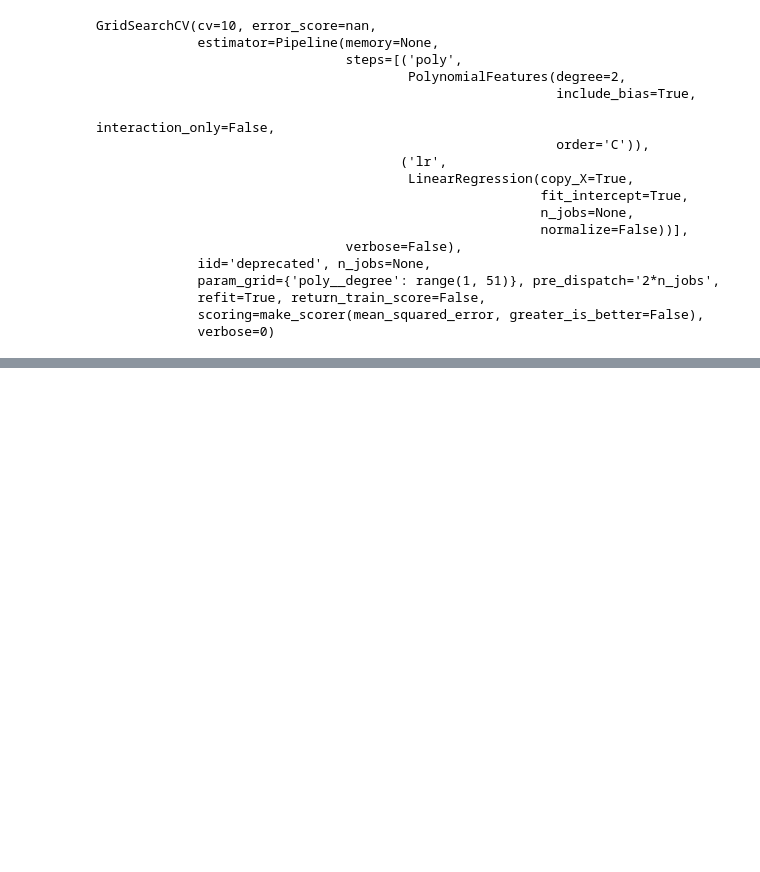
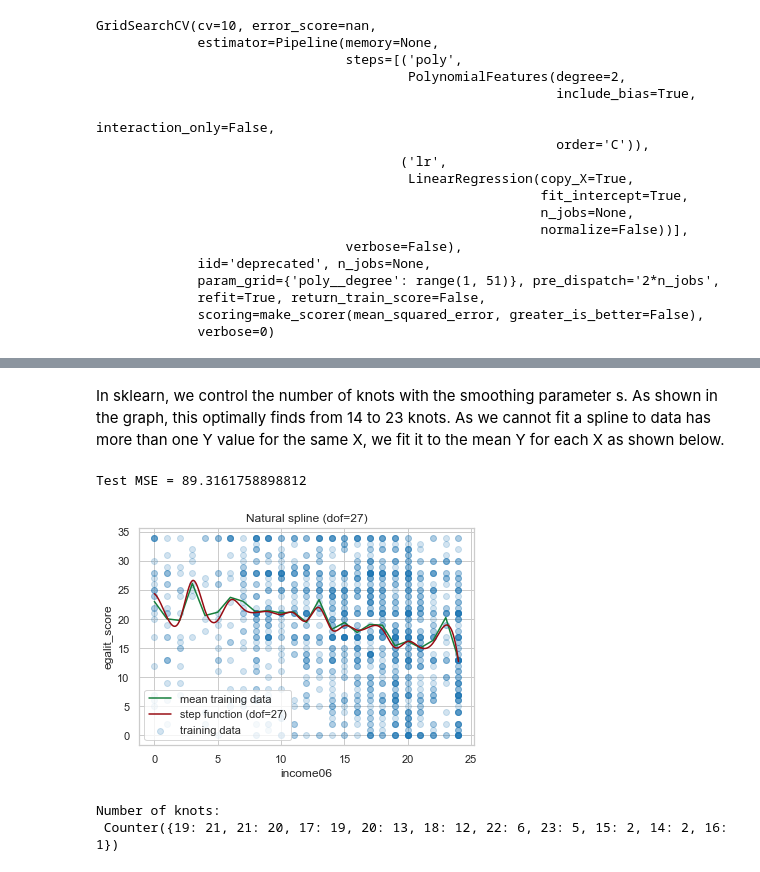
Before and after one commit to anuraag94/problem-set-4, a Jupyter notebook: HW4_Aabir_AK.ipynb, the cells around one changed output, grey strips where cells are left out. Cells and saved outputs as stored; diff of their text form; code cells hidden in the pictures; blank space fills up the shorter version.

```diff
--- a/HW4_Aabir_AK.ipynb
+++ b/HW4_Aabir_AK.ipynb
@@ -174,0 +228,23 @@ best_cuts = cv.best_params_['cut__n_bins']-1
+# %% [markdown]
+In sklearn, we control the number of knots with the smoothing parameter s. As shown in the graph, this optimally finds from 14 to 23 knots. As we cannot fit a spline to data has more than one Y value for the same X, we fit it to the mean Y for each X as shown below.
+# %%
+inc_plot = np.linspace(inc_tr.min(), inc_tr.max(), 10000).reshape(-1, 1)
+y_plot = bestimator(inc_plot)
+
+dof = 4+len(bestimator.get_knots())
+
+plt.scatter(inc_tr, y_tr, label='training data', alpha=0.2)
+plt.plot(xtr1, ytr1, label='mean training data', c=plt.cm.Greens(0.8))
+plt.plot(inc_plot, y_plot, label=f'step function (dof={dof})', c=plt.cm.Reds(0.9))
+plt.legend()
+plot_labels(f'Natural spline (dof={dof})', 'income06', 'egalit_score')
+
+print(f"Test MSE = {MSE(bestimator(inc_te), y_te)}")
+# %% [output]
+Test MSE = 89.3161758898812
+[figure, added]
+# %%
+print('Number of knots:\n', Counter([len(i.get_knots()) for i in log['model']]))
+# %% [output]
+Number of knots:
+ Counter({19: 21, 21: 20, 17: 19, 20: 13, 18: 12, 22: 6, 23: 5, 15: 2, 14: 2, 16: 1})
```
Also changed, not shown: parts of 31 cells of this notebook, 1 other file.
